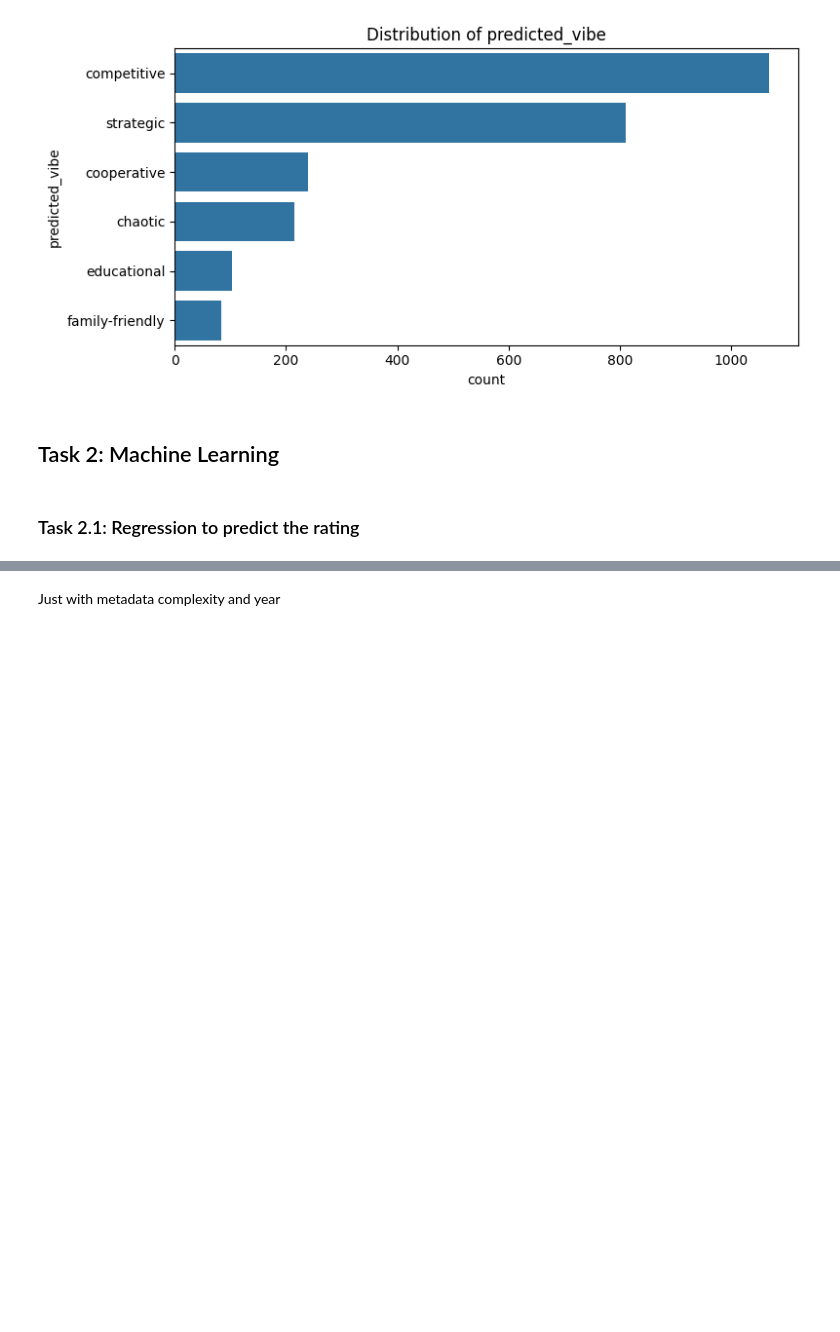
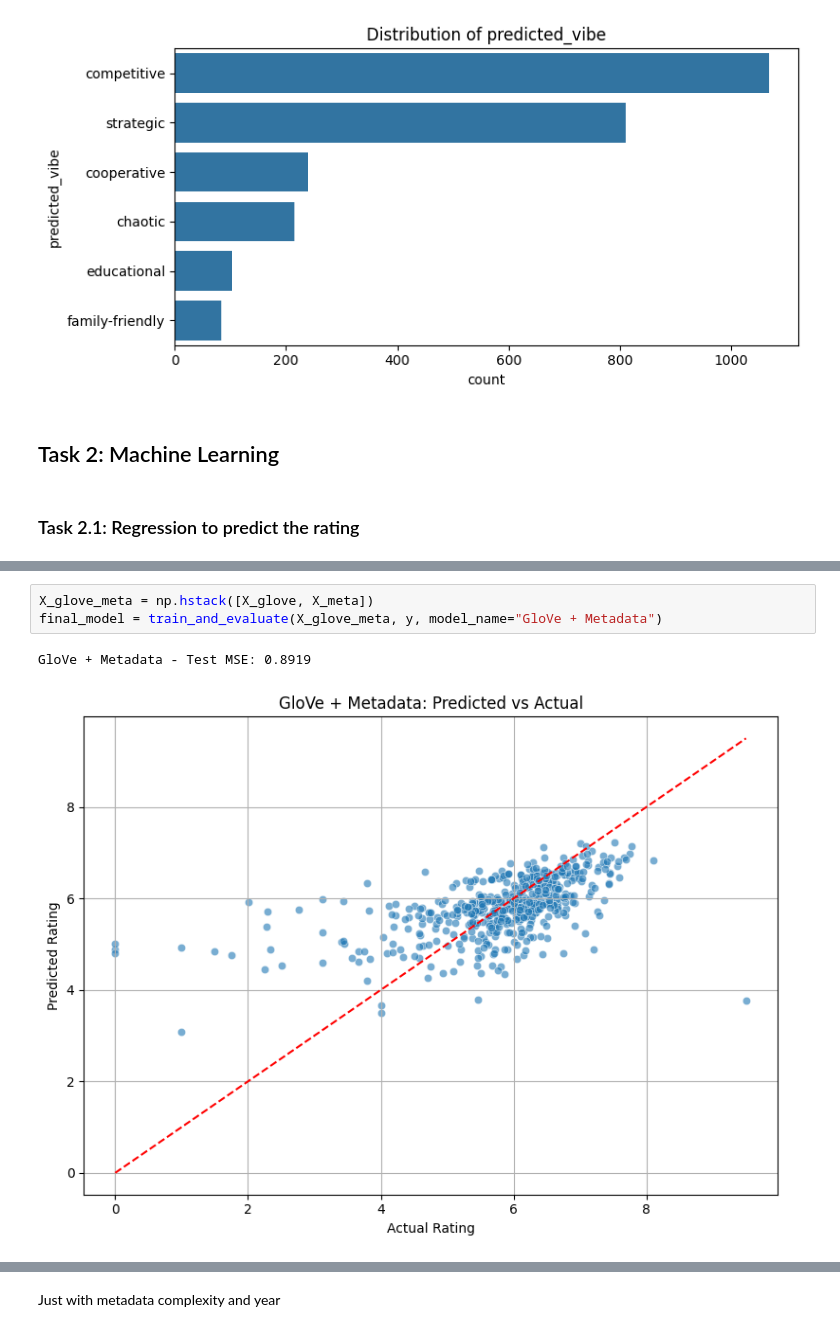
Before and after one commit to alexgaarciia/MLApps_BoardGames, a Jupyter notebook: mlapps_final_project.ipynb, the cells around one changed output, grey strips where cells are left out. Drawn from its saved outputs; the diff is of its cells as text; blank space fills up the shorter version.

```diff
--- a/mlapps_final_project.ipynb
+++ b/mlapps_final_project.ipynb
@@ -518,0 +603,6 @@ for col in ["predicted_emotion", "predicted_vibe"]:
+# %%
+X_glove_meta = np.hstack([X_glove, X_meta])
+final_model = train_and_evaluate(X_glove_meta, y, model_name="GloVe + Metadata")
+# %% [output]
+GloVe + Metadata - Test MSE: 0.8919
+[figure, added]
```
Also changed, not shown: parts of 12 cells of this notebook.
